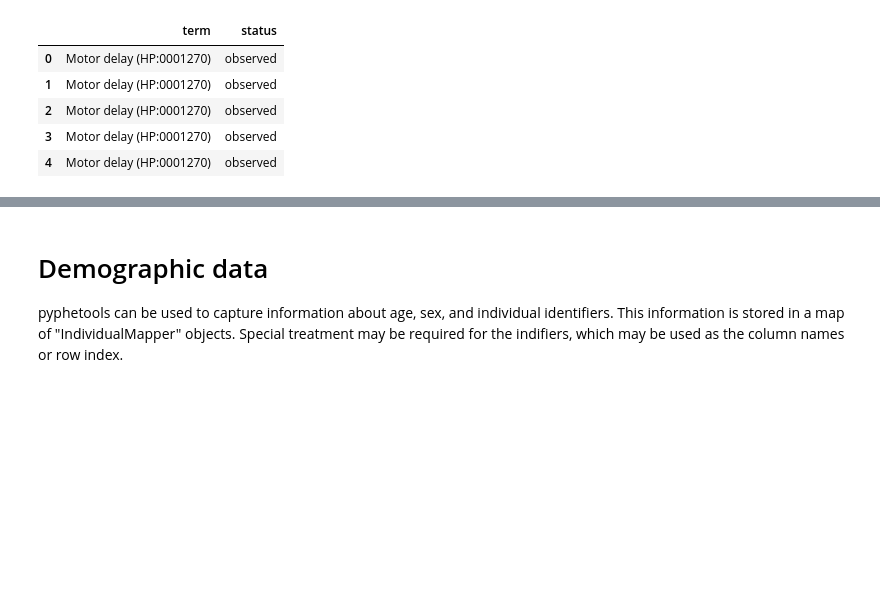
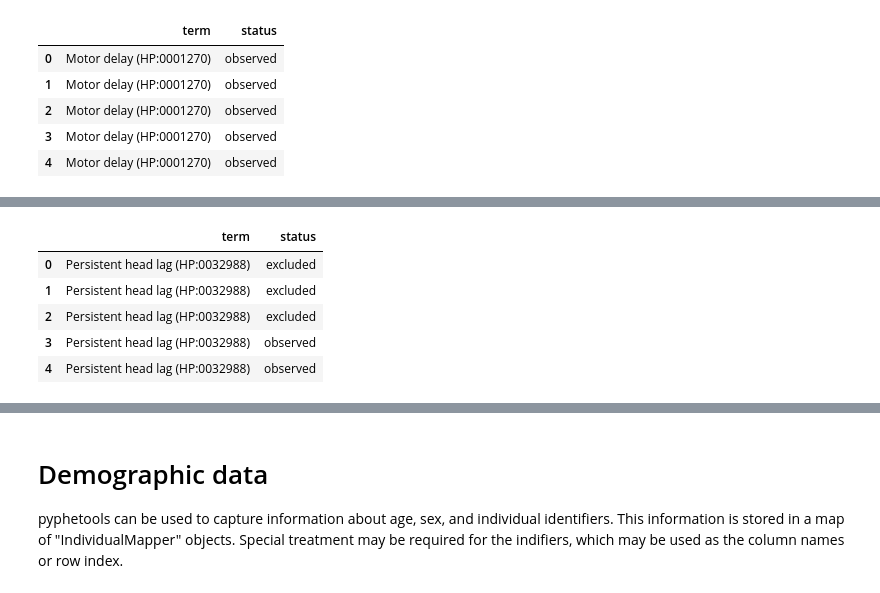
Before and after one commit to monarch-initiative/pyphetools, a Jupyter notebook: notebooks/Create phenopackets from tabular data with individuals in columns.ipynb, the cells around one changed output, grey strips where cells are left out. Drawn from its saved outputs; the diff is of its cells as text; code cells hidden in the pictures; blank space fills up the shorter version.

```diff
--- a/notebooks/Create phenopackets from tabular data with individuals in columns.ipynb
+++ b/notebooks/Create phenopackets from tabular data with individuals in columns.ipynb
@@ -86,0 +114,11 @@ column_mapper_d['Delayed motor development'] = delayedMotedMapper
+# %%
+headLagMapper = ThresholdedColumnMapper(hpo_id="HP:0032988", hpo_label="Persistent head lag",
+                                        threshold=4, call_if_above=True)
+headLagMapper.preview_column(dft["Age at head control (months)"])
+# %% [output]
+|  | term | status |
+| 0 | Persistent head lag (HP:0032988) | excluded |
+| 1 | Persistent head lag (HP:0032988) | excluded |
+| 2 | Persistent head lag (HP:0032988) | excluded |
+| 3 | Persistent head lag (HP:0032988) | observed |
+| 4 | Persistent head lag (HP:0032988) | observed |
```
Also changed, not shown: parts of 45 cells of this notebook, 10 other files.
